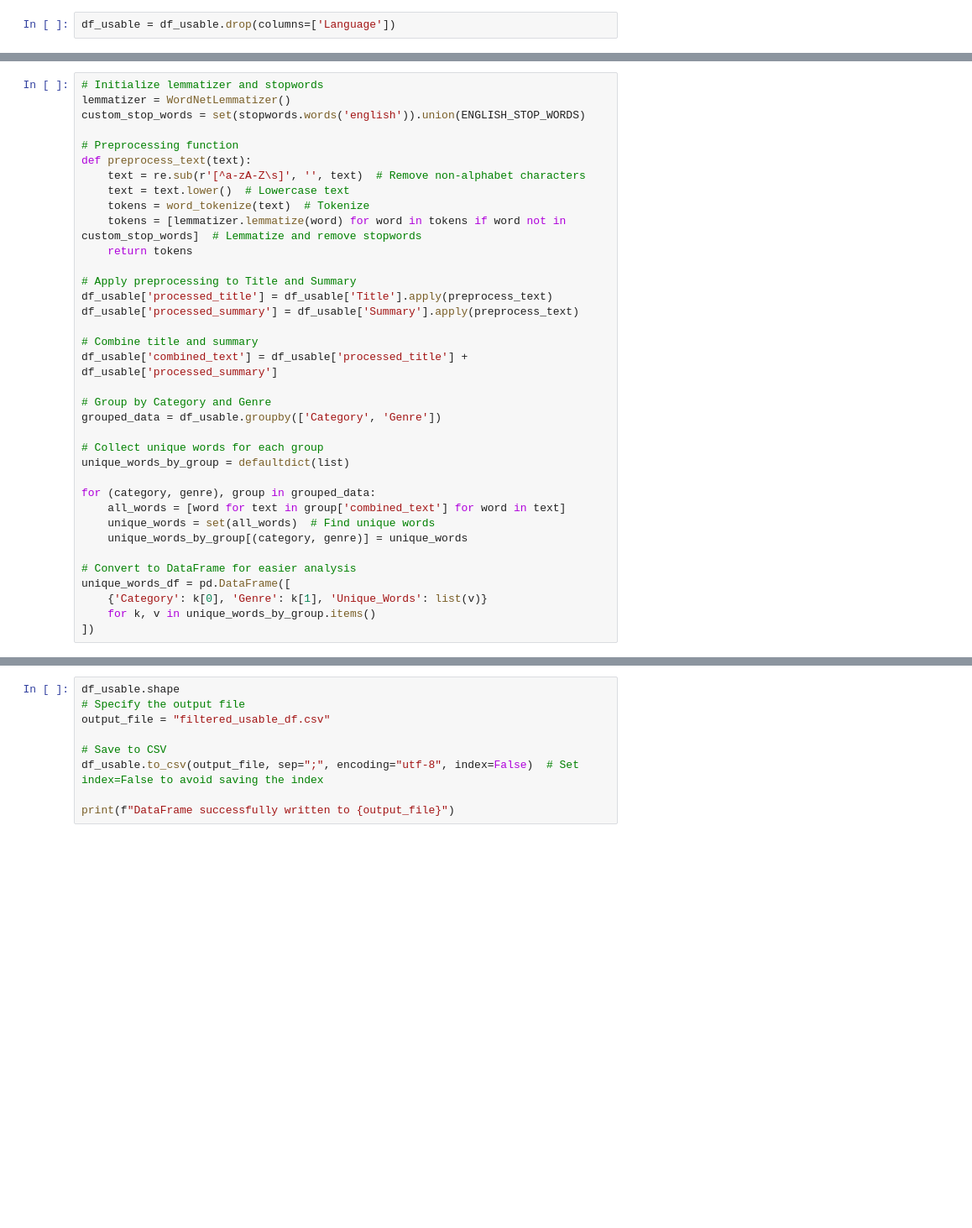
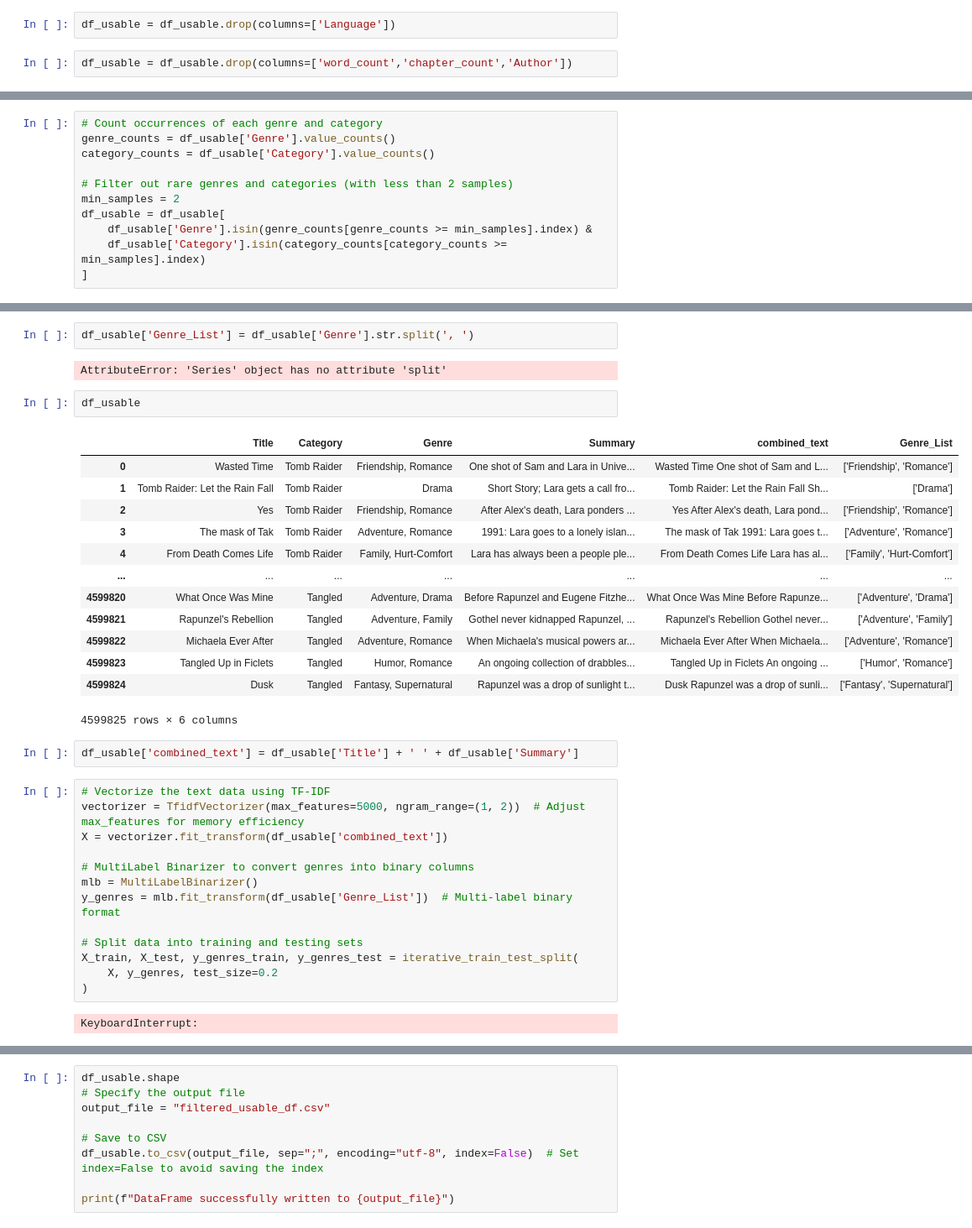
Before and after one commit to DonCheetos/DS_Group_B4, a Jupyter notebook: fanfiction.ipynb, the cells around one changed output, grey strips where cells are left out. Shown at 84% size. Cells and saved outputs as stored; diff of their text form; blank space fills up the shorter version.

Commit message:
Add files via upload
updated model training and data format

```diff
--- a/fanfiction.ipynb
+++ b/fanfiction.ipynb
@@ -204,6 +222,8 @@ df_usable = df_usable.drop(columns=['Status', 'Published', 'Updated', 'Rating',
 df_usable=df_usable[(df_usable['Language'] == 'English')]
 # %%
 df_usable = df_usable.drop(columns=['Language'])
+# %%
+df_usable = df_usable.drop(columns=['word_count','chapter_count','Author'])
 # %%
 category_counts = df_usable["Category"].value_counts()
 
@@ -237,0 +260,11 @@ nltk.download('punkt_tab')
+# %%
+# Count occurrences of each genre and category
+genre_counts = df_usable['Genre'].value_counts()
+category_counts = df_usable['Category'].value_counts()
+
+# Filter out rare genres and categories (with less than 2 samples)
+min_samples = 2
+df_usable = df_usable[
+    df_usable['Genre'].isin(genre_counts[genre_counts >= min_samples].index) &
+    df_usable['Category'].isin(category_counts[category_counts >= min_samples].index)
+]
@@ -238,36 +282,37 @@ nltk.download('punkt_tab')
+# %%
+df_usable['Genre_List'] = df_usable['Genre'].str.split(', ')
+# %% [output]
+AttributeError: 'Series' object has no attribute 'split'
+# %%
+df_usable
+# %% [output]
+|  | Title | Category | Genre | Summary | combined_text | Genre_List |
+| 0 | Wasted Time | Tomb Raider | Friendship, Romance | One shot of Sam and Lara in Unive... | Wasted Time One shot of Sam and L... | ['Friendship', 'Romance'] |
+| 1 | Tomb Raider: Let the Rain Fall | Tomb Raider | Drama | Short Story; Lara gets a call fro... | Tomb Raider: Let the Rain Fall Sh... | ['Drama'] |
+| 2 | Yes | Tomb Raider | Friendship, Romance | After Alex's death, Lara ponders ... | Yes After Alex's death, Lara pond... | ['Friendship', 'Romance'] |
+| 3 | The mask of Tak | Tomb Raider | Adventure, Romance | 1991: Lara goes to a lonely islan... | The mask of Tak 1991: Lara goes t... | ['Adventure', 'Romance'] |
+| 4 | From Death Comes Life | Tomb Raider | Family, Hurt-Comfort | Lara has always been a people ple... | From Death Comes Life Lara has al... | ['Family', 'Hurt-Comfort'] |
+| ... | ... | ... | ... | ... | ... | ... |
+| 4599820 | What Once Was Mine | Tangled | Adventure, Drama | Before Rapunzel and Eugene Fitzhe... | What Once Was Mine Before Rapunze... | ['Adventure', 'Drama'] |
+| 4599821 | Rapunzel's Rebellion | Tangled | Adventure, Family | Gothel never kidnapped Rapunzel, ... | Rapunzel's Rebellion Gothel never... | ['Adventure', 'Family'] |
+| 4599822 | Michaela Ever After | Tangled | Adventure, Romance | When Michaela's musical powers ar... | Michaela Ever After When Michaela... | ['Adventure', 'Romance'] |
+| 4599823 | Tangled Up in Ficlets | Tangled | Humor, Romance | An ongoing collection of drabbles... | Tangled Up in Ficlets An ongoing ... | ['Humor', 'Romance'] |
+| 4599824 | Dusk | Tangled | Fantasy, Supernatural | Rapunzel was a drop of sunlight t... | Dusk Rapunzel was a drop of sunli... | ['Fantasy', 'Supernatural'] |
+4599825 rows × 6 columns
+# %%
+df_usable['combined_text'] = df_usable['Title'] + ' ' + df_usable['Summary']
 # %%
-# Initialize lemmatizer and stopwords
-lemmatizer = WordNetLemmatizer()
-custom_stop_words = set(stopwords.words('english')).union(ENGLISH_STOP_WORDS)
+# Vectorize the text data using TF-IDF
+vectorizer = TfidfVectorizer(max_features=5000, ngram_range=(1, 2))  # Adjust max_features for memory efficiency
+X = vectorizer.fit_transform(df_usable['combined_text'])
 
-# Preprocessing function
-def preprocess_text(text):
-    text = re.sub(r'[^a-zA-Z\s]', '', text)  # Remove non-alphabet characters
-    text = text.lower()  # Lowercase text
-    tokens = word_tokenize(text)  # Tokenize
-    tokens = [lemmatizer.lemmatize(word) for word in tokens if word not in custom_stop_words]  # Lemmatize and remove stopwords
-    return tokens
+# MultiLabel Binarizer to convert genres into binary columns
+mlb = MultiLabelBinarizer()
+y_genres = mlb.fit_transform(df_usable['Genre_List'])  # Multi-label binary format
 
-# Apply preprocessing to Title and Summary
-df_usable['processed_title'] = df_usable['Title'].apply(preprocess_text)
-df_usable['processed_summary'] = df_usable['Summary'].apply(preprocess_text)
-
-# Combine title and summary
-df_usable['combined_text'] = df_usable['processed_title'] + df_usable['processed_summary']
-
-# Group by Category and Genre
-grouped_data = df_usable.groupby(['Category', 'Genre'])
-
-# Collect unique words for each group
-unique_words_by_group = defaultdict(list)
-
-for (category, genre), group in grouped_data:
-    all_words = [word for text in group['combined_text'] for word in text]
-    unique_words = set(all_words)  # Find unique words
-    unique_words_by_group[(category, genre)] = unique_words
-
-# Convert to DataFrame for easier analysis
-unique_words_df = pd.DataFrame([
-    {'Category': k[0], 'Genre': k[1], 'Unique_Words': list(v)}
-    for k, v in unique_words_by_group.items()
-])
+# Split data into training and testing sets
+X_train, X_test, y_genres_train, y_genres_test = iterative_train_test_split(
+    X, y_genres, test_size=0.2
+)
+# %% [output]
+KeyboardInterrupt:
```
Also changed, not shown: parts of 40 cells of this notebook.
